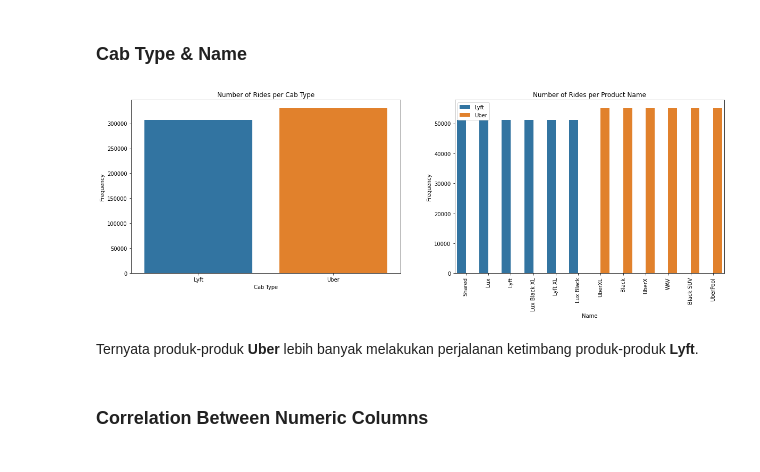
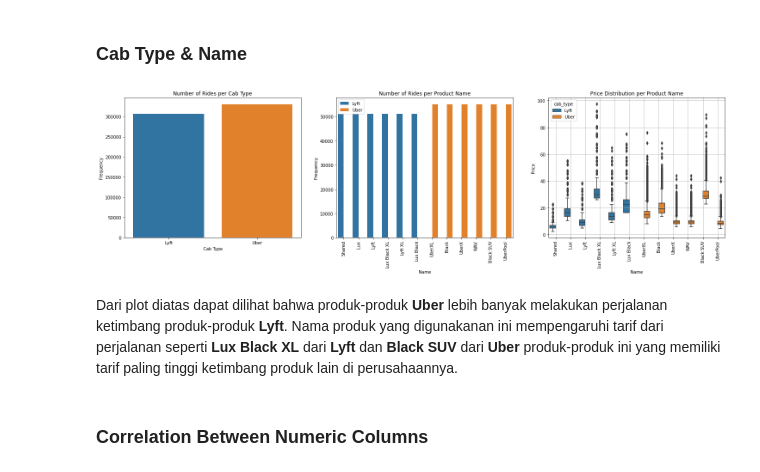
Before and after one commit to Penzragon/h8dsft_P1W1Reg, a Jupyter notebook: script.ipynb, the cells around one changed output. Saved outputs shown, nothing was run; the diff lists cells and outputs as text; code cells hidden in the pictures.

```diff
--- a/script.ipynb
+++ b/script.ipynb
@@ -296,24 +313,31 @@ Kolom `product_id` ini ternyata dapat direpresentasi oleh kolom `name` (nama pro
 # %% [markdown]
 ### Cab Type & Name
 # %%
-plt.figure(figsize=(20,6))
-plt.subplot(1, 2, 1)
+plt.figure(figsize=(25,6))
+plt.subplot(1, 3, 1)
 sns.countplot(x='cab_type', data=rides)
 plt.title('Number of Rides per Cab Type')
 plt.xlabel('Cab Type')
 plt.ylabel('Frequency')
-plt.subplot(1, 2, 2)
+plt.subplot(1, 3, 2)
 sns.countplot(x='name', data=rides, hue='cab_type')
 plt.title('Number of Rides per Product Name')
 plt.xlabel('Name')
 plt.ylabel('Frequency')
 plt.xticks(rotation=90)
 plt.legend(loc='upper left')
+plt.subplot(1, 3, 3)
+sns.boxplot(x='name', y='price', data=rides, hue='cab_type')
+plt.title('Price Distribution per Product Name')
+plt.xlabel('Name')
+plt.ylabel('Price')
+plt.xticks(rotation=90)
+plt.grid()
 plt.show()
 # %% [output]
-[figure, old version]
+[figure, new version]
-# %% [markdown]
-Ternyata produk-produk **Uber** lebih banyak melakukan perjalanan ketimbang produk-produk **Lyft**.
+# %% [markdown]
+Dari plot diatas dapat dilihat bahwa produk-produk **Uber** lebih banyak melakukan perjalanan ketimbang produk-produk **Lyft**. Nama produk yang digunakanan ini mempengaruhi tarif dari perjalanan seperti **Lux Black XL** dari **Lyft** dan **Black SUV** dari **Uber** produk-produk ini yang memiliki tarif paling tinggi ketimbang produk lain di perusahaannya.
 # %% [markdown]
 ### Correlation Between Numeric Columns
 # %%
```
Also changed, not shown: parts of 4 cells of this notebook.
